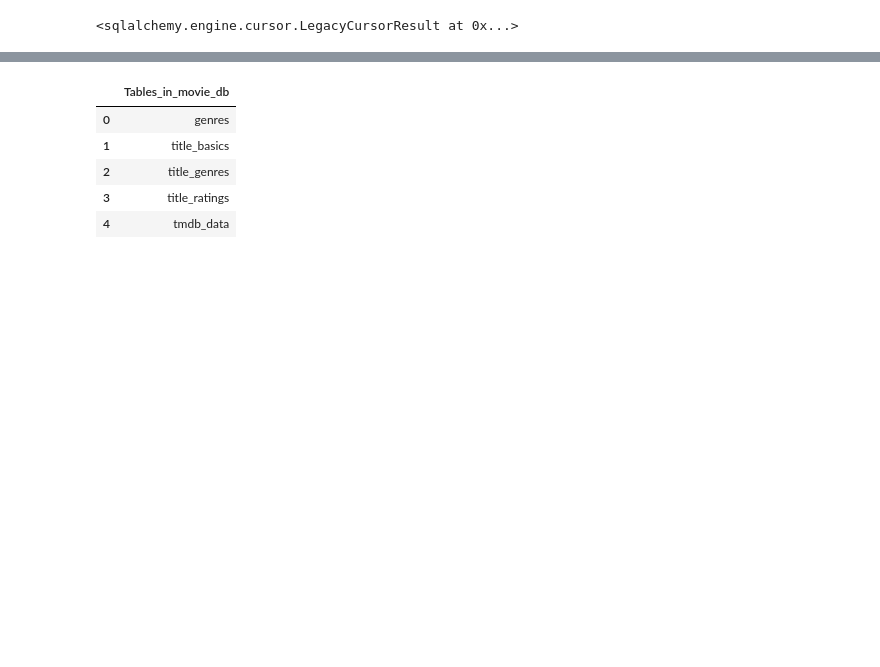
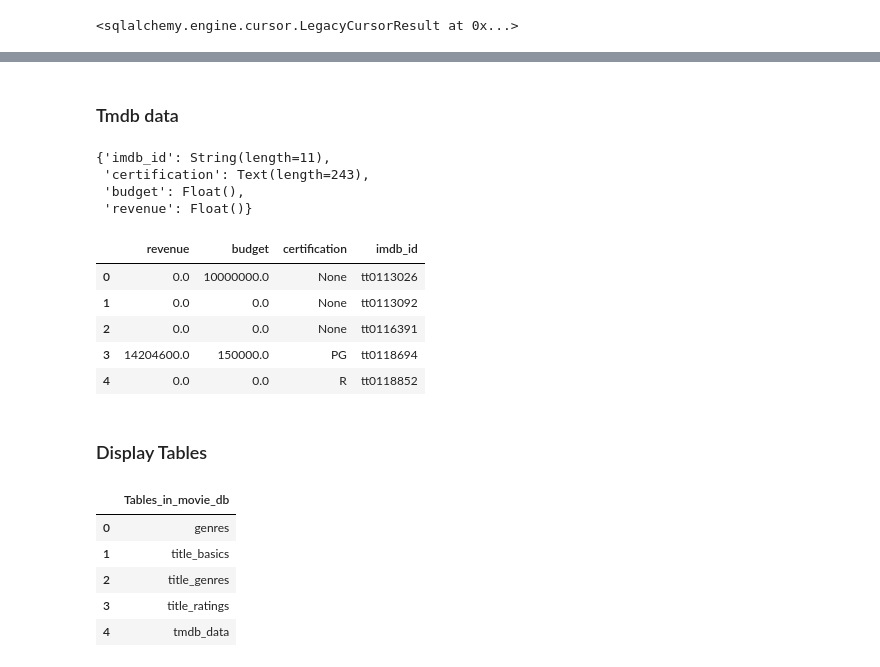
Before and after one commit to LuccasBracci/IMDB_Project, a Jupyter notebook: Part3/SQLDatabase_from_Movie_Data.ipynb, the cells around one changed output, grey strips where cells are left out. Cells and saved outputs as stored; diff of their text form; code cells hidden in the pictures; blank space fills up the shorter version.

```diff
--- a/Part3/SQLDatabase_from_Movie_Data.ipynb
+++ b/Part3/SQLDatabase_from_Movie_Data.ipynb
@@ -240,3 +258,5 @@ Data columns (total 26 columns):
  25  certification          815 non-null    object
 dtypes: float64(9), object(17)
 memory usage: 523.6+ KB
+# %%
+tmdb_data = tmdb_data[['revenue','budget','certification','imdb_id']]
@@ -328,14 +362,13 @@ title_basics
 | 81761 | tt9916362 | Coven | 2020.0 | 92 | Drama,History |
 81762 rows × 5 columns
 # %%
-from sqlalchemy.types import *
-## Calculate max string lengths for object columns
-key_len = title_basics['tconst'].fillna('').map(len).max()
-title_len = title_basics['primaryTitle'].fillna('').map(len).max()
-## Create a schema dictonary using Sqlalchemy datatype objects
-df_schema = {
-    "tconst": String(key_len+1),
-    "primaryTitle": Text(title_len+1),
+key_basic_len = title_basics['tconst'].fillna('').map(len).max()
+
+title_basic_len = title_basics['primaryTitle'].fillna('').map(len).max()
+
+basics_schema = {
+    "tconst": String(key_basic_len+1),
+    "primaryTitle": Text(title_basic_len+1),
     'startYear':Float(),
     'endYear':Float(),
     'runtimeMinutes':Integer()}
@@ -437,3 +485,36 @@ engine.execute('ALTER TABLE title_basics ADD PRIMARY KEY (`tconst`);')
+# %% [markdown]
+### Tmdb data
+# %%
+key_tmdb_data_len = tmdb_data['imdb_id'].fillna('').map(len).max()
+tmdb_data_len = tmdb_data['certification'].fillna('').map(len).max()
+
+tmdb_data_schema = {
+    "imdb_id": String(key_basic_len+1),
+    "certification": Text(title_basic_len+1),
+    'budget':Float(),
+    'revenue':Float(),}
+# %%
+tmdb_data_schema
+# %% [output]
+{'imdb_id': String(length=11),
+ 'certification': Text(length=243),
+ 'budget': Float(),
+ 'revenue': Float()}
+# %%
+tmdb_data.to_sql('tmdb_data',engine,dtype=tmdb_data_schema,if_exists='replace',index=False)
+
+q = """SELECT * FROM tmdb_data LIMIT 5"""
+
+pd.read_sql(q, engine)
+# %% [output]
+|  | revenue | budget | certification | imdb_id |
+| 0 | 0.0 | 10000000.0 | None | tt0113026 |
+| 1 | 0.0 | 0.0 | None | tt0113092 |
+| 2 | 0.0 | 0.0 | None | tt0116391 |
+| 3 | 14204600.0 | 150000.0 | PG | tt0118694 |
+| 4 | 0.0 | 0.0 | R | tt0118852 |
+# %% [markdown]
+### Display Tables
 # %%
 q = """SHOW TABLES"""
 
```
Also changed, not shown: parts of 25 cells of this notebook.
